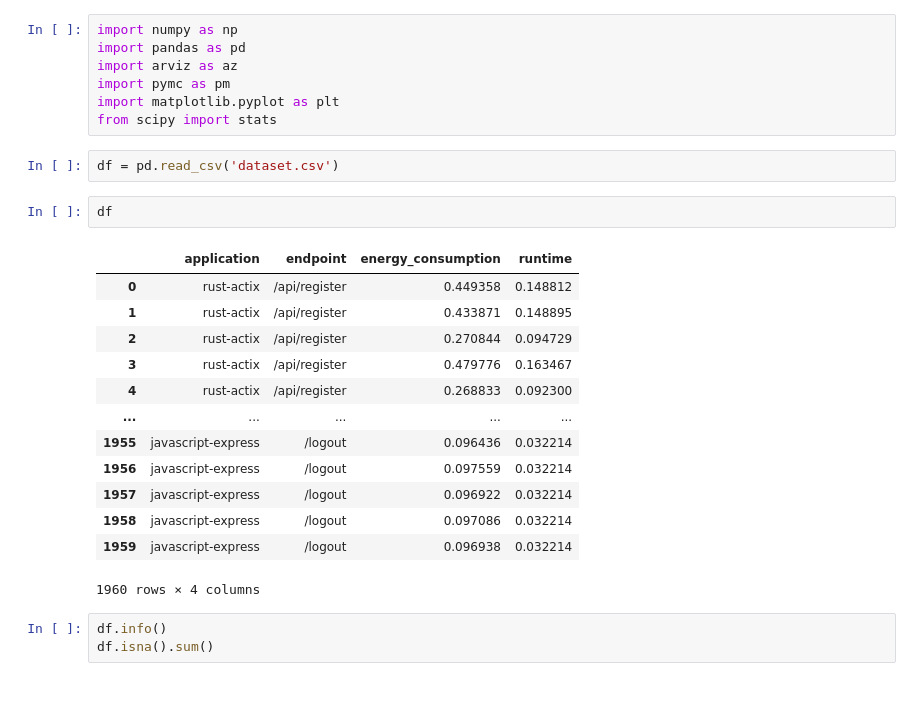
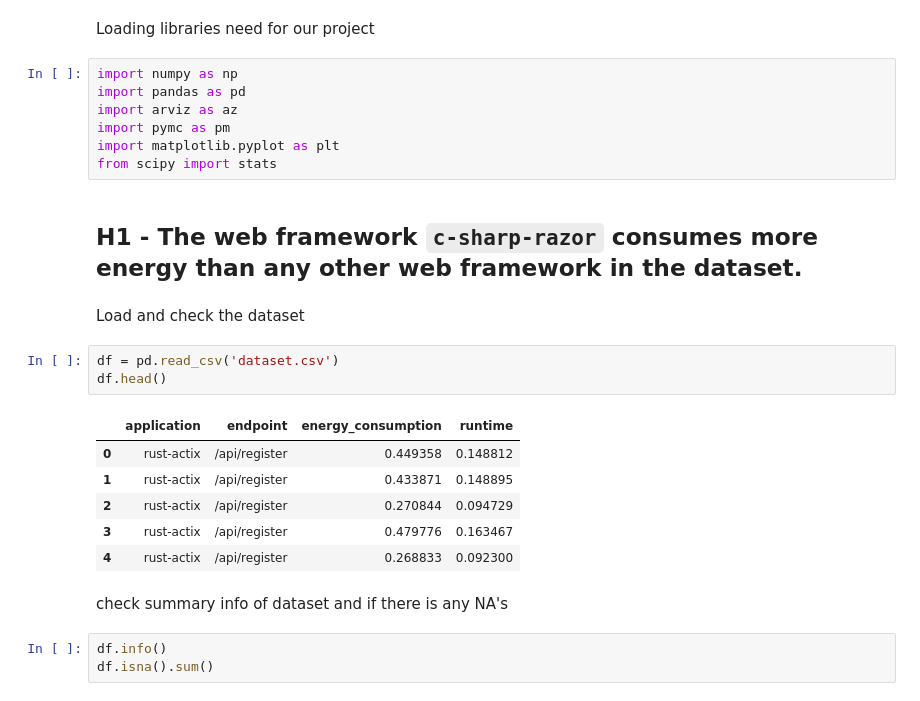
Before and after one commit to VladislavKon007/probabilistic-programming, a Jupyter notebook: H1-H2 upgraded.ipynb, the cells around one changed output. Drawn from its saved outputs; the diff is of its cells as text.

```diff
--- a/H1-H2 upgraded.ipynb
+++ b/H1-H2 upgraded.ipynb
@@ -3,3 +17,5 @@
+# %% [markdown]
+Loading libraries need for our project
 # %%
 import numpy as np
 import pandas as pd
@@ -7,24 +23,22 @@ import arviz as az
 import pymc as pm
 import matplotlib.pyplot as plt
 from scipy import stats
+# %% [markdown]
+## **H1** - The web framework `c-sharp-razor` consumes more energy than any other web framework in the dataset.
+# %% [markdown]
+Load and check the dataset
 # %%
 df = pd.read_csv('dataset.csv')
+df.head()
+# %% [output]
+|  | application | endpoint | energy_consumption | runtime |
+| 0 | rust-actix | /api/register | 0.449358 | 0.148812 |
+| 1 | rust-actix | /api/register | 0.433871 | 0.148895 |
+| 2 | rust-actix | /api/register | 0.270844 | 0.094729 |
+| 3 | rust-actix | /api/register | 0.479776 | 0.163467 |
+| 4 | rust-actix | /api/register | 0.268833 | 0.092300 |
-# %%
-df
-# %% [output]
-|  | application | endpoint | energy_consumption | runtime |
-| 0 | rust-actix | /api/register | 0.449358 | 0.148812 |
-| 1 | rust-actix | /api/register | 0.433871 | 0.148895 |
-| 2 | rust-actix | /api/register | 0.270844 | 0.094729 |
-| 3 | rust-actix | /api/register | 0.479776 | 0.163467 |
-| 4 | rust-actix | /api/register | 0.268833 | 0.092300 |
-| ... | ... | ... | ... | ... |
-| 1955 | javascript-express | /logout | 0.096436 | 0.032214 |
-| 1956 | javascript-express | /logout | 0.097559 | 0.032214 |
-| 1957 | javascript-express | /logout | 0.096922 | 0.032214 |
-| 1958 | javascript-express | /logout | 0.097086 | 0.032214 |
-| 1959 | javascript-express | /logout | 0.096938 | 0.032214 |
-1960 rows × 4 columns
+# %% [markdown]
+check summary info of dataset and if there is any NA's
 # %%
 df.info()
 df.isna().sum()
```
Also changed, not shown: parts of 30 cells of this notebook.
